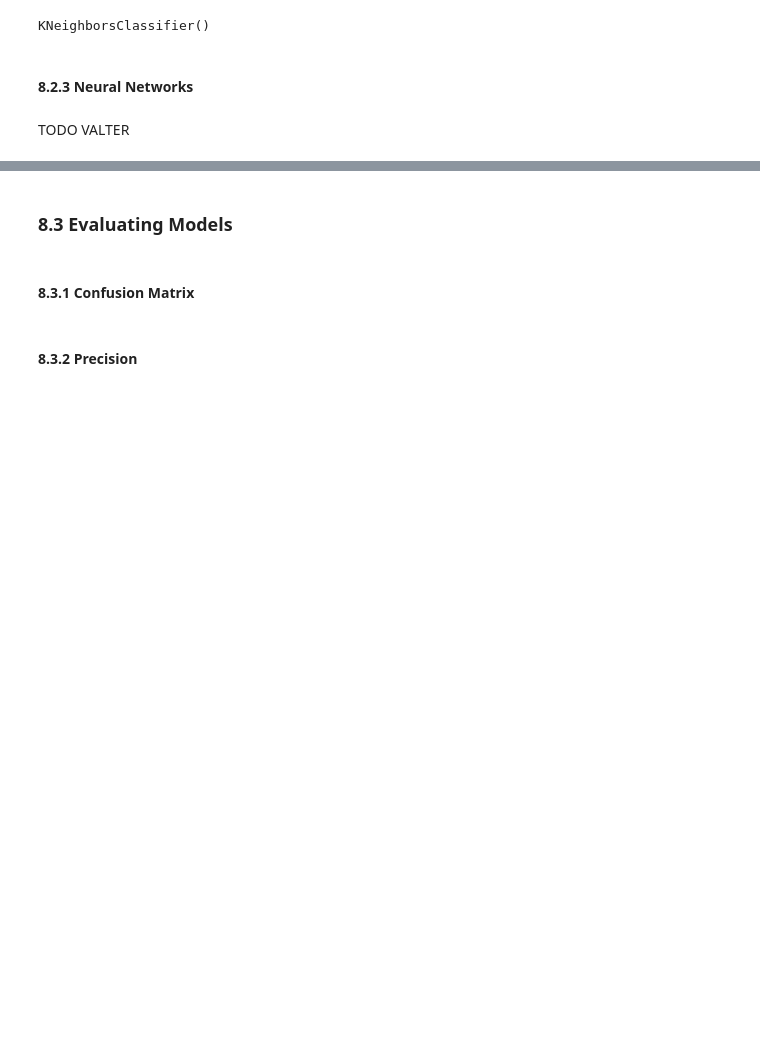
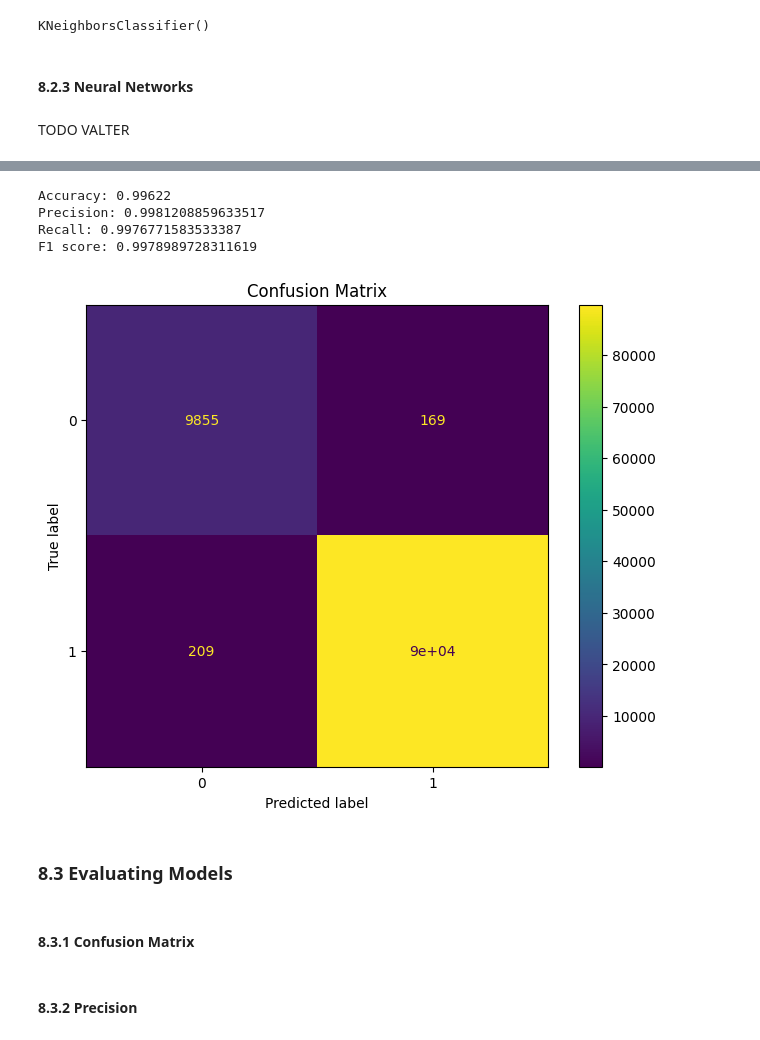
Before and after one commit to MitsukiS16/Evasive-PDF-Samples, a Jupyter notebook: Notebook_ref.ipynb, the cells around one changed output, grey strips where cells are left out. Saved outputs shown, nothing was run; the diff lists cells and outputs as text; code cells hidden in the pictures; blank space fills up the shorter version.

```diff
--- a/Notebook_ref.ipynb
+++ b/Notebook_ref.ipynb
@@ -661,3 +619,33 @@ weighted avg       1.00      1.00      1.00    100000
+# %%
+def neural_networks_algorithm(dataset, test_size=0.2):
+    # Create the classifier object
+    neural_networks_classifier = MLPClassifier(hidden_layer_sizes=(10, 10, 10), max_iter=200, alpha=0.0001, solver='adam', verbose=0, random_state=0, tol=0.000000001)
+
+    (accuracy, precision, recall, f1, conf_matrix) = train_classifier(dataset, neural_networks_classifier, test_size)
+
+    return accuracy, precision, recall, f1, conf_matrix, neural_networks_classifier
+# %%
+neural_networks_data = neural_networks_algorithm(sample_best)
+(accuracy, precision, recall, f1, conf_matrix, neural_networks_classifier) = neural_networks_data
+
+print("Accuracy:", accuracy)
+print("Precision:", precision)
+print("Recall:", recall)
+print("F1 score:", f1)
+
+disp = metrics.ConfusionMatrixDisplay(confusion_matrix = conf_matrix, display_labels = decision_tree_classifier.classes_)
+
+# Plot the confusion matrix
+fig, ax = plt.subplots(figsize=(8, 6))
+disp.plot(ax=ax)
+ax.set_title('Confusion Matrix')
+plt.show()
+# %% [output]
+Accuracy: 0.99622
+Precision: 0.9981208859633517
+Recall: 0.9976771583533387
+F1 score: 0.9978989728311619
+[figure, added]
 # %% [markdown]
 ### 8.3 Evaluating Models
 # %% [markdown]
```
Also changed, not shown: parts of 7 cells of this notebook.
